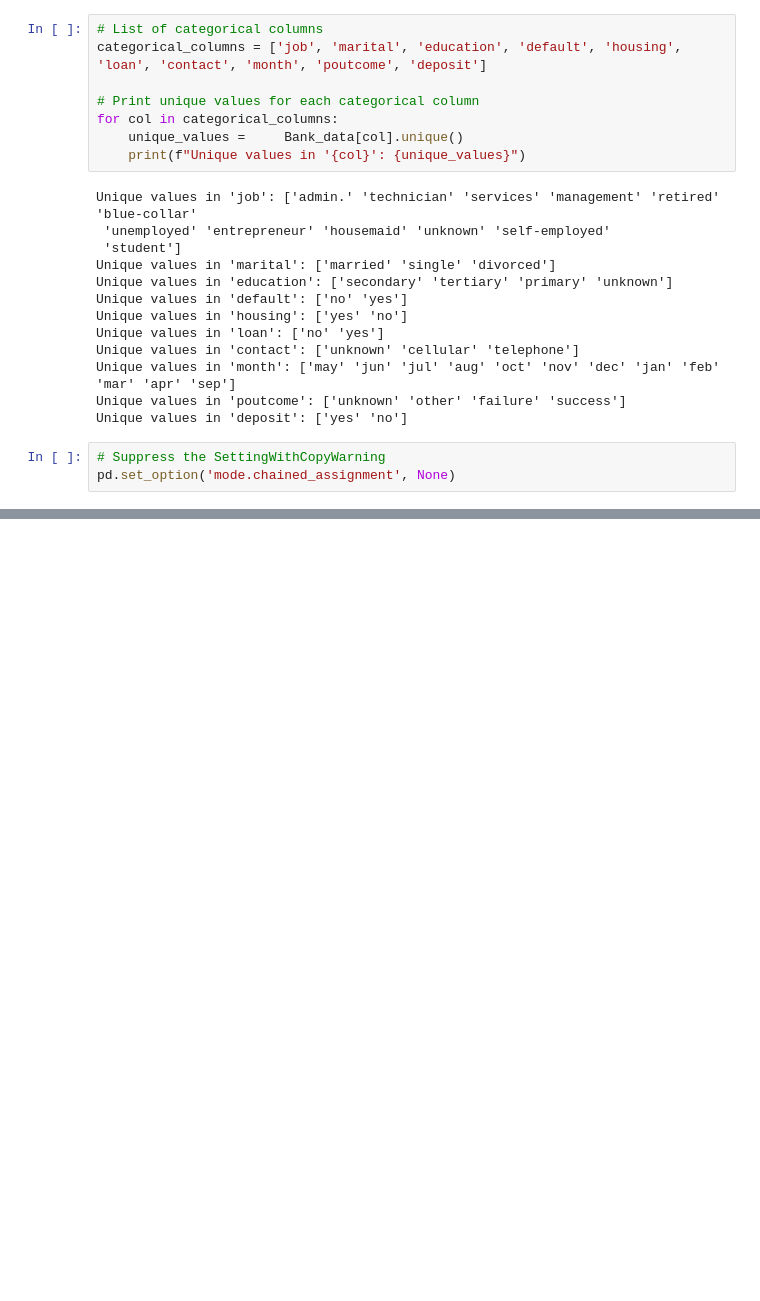
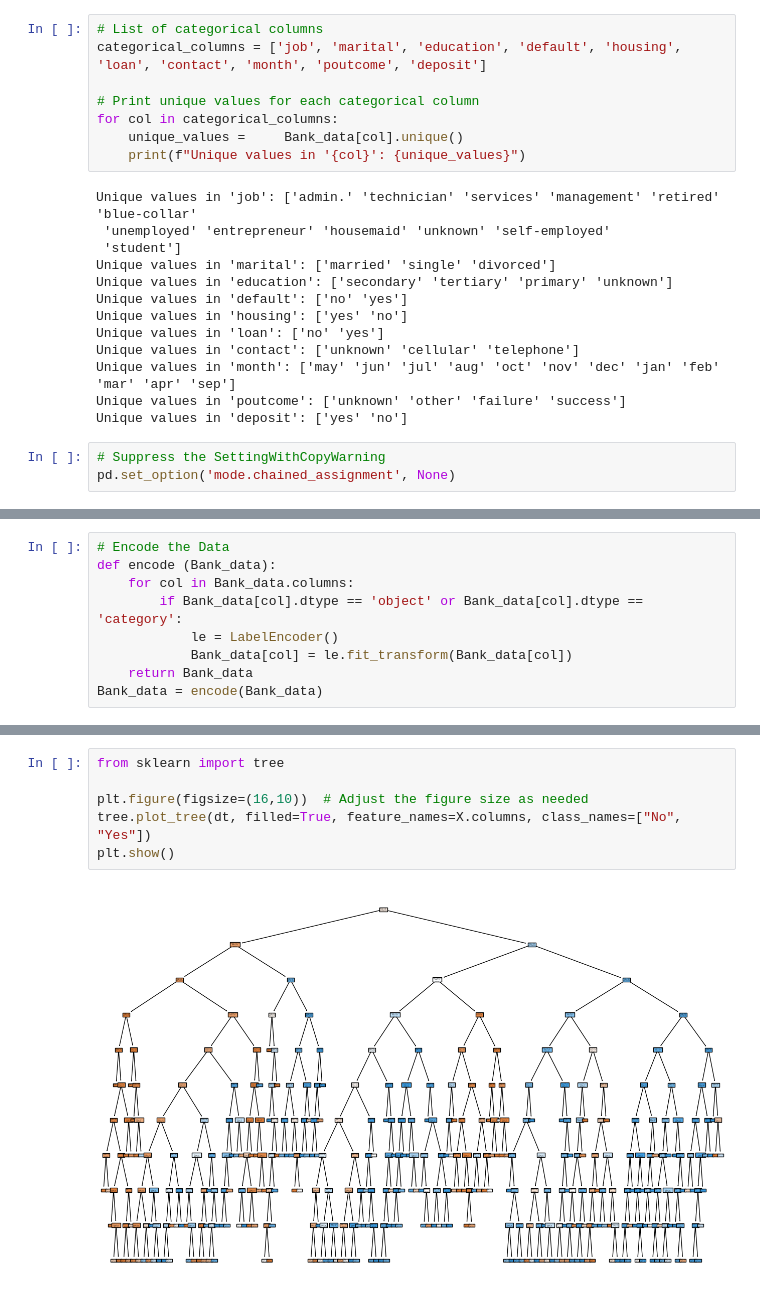
Before and after one commit to SnitTeshome/PRODIGY_DS_03, a Jupyter notebook: Bank_decision tree classifer.ipynb, the cells around one changed output, grey strips where cells are left out. Drawn from its saved outputs; the diff is of its cells as text; blank space fills up the shorter version.

```diff
--- a/Bank_decision tree classifer.ipynb
+++ b/Bank_decision tree classifer.ipynb
@@ -269,0 +345,9 @@ Bank_data.head()
+# %%
+# Encode the Data
+def encode (Bank_data):
+    for col in Bank_data.columns:
+        if Bank_data[col].dtype == 'object' or Bank_data[col].dtype == 'category':
+            le = LabelEncoder()
+            Bank_data[col] = le.fit_transform(Bank_data[col])
+    return Bank_data
+Bank_data = encode(Bank_data)
@@ -269,0 +447,8 @@ Bank_data.head()
+# %%
+from sklearn import tree
+
+plt.figure(figsize=(16,10))  # Adjust the figure size as needed
+tree.plot_tree(dt, filled=True, feature_names=X.columns, class_names=["No", "Yes"])
+plt.show()
+# %% [output]
+[figure, added]
```
Also changed, not shown: parts of 43 cells of this notebook.
